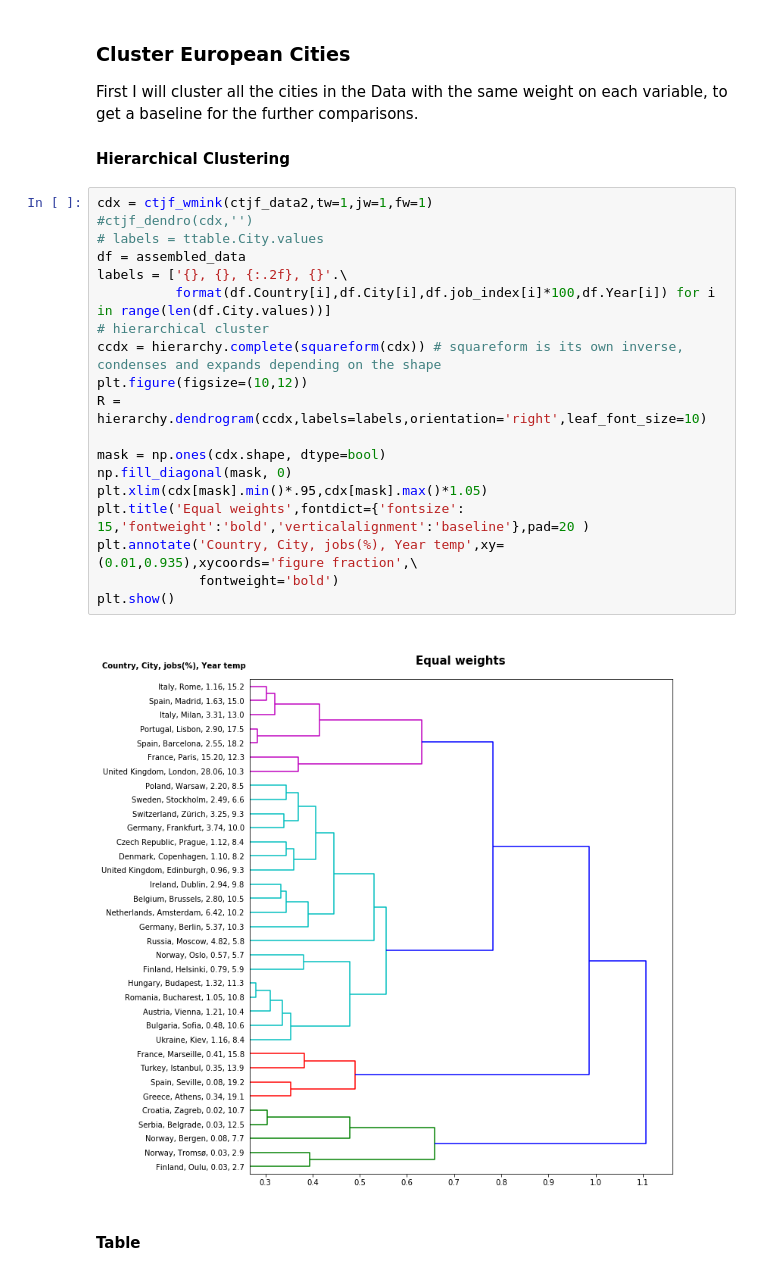
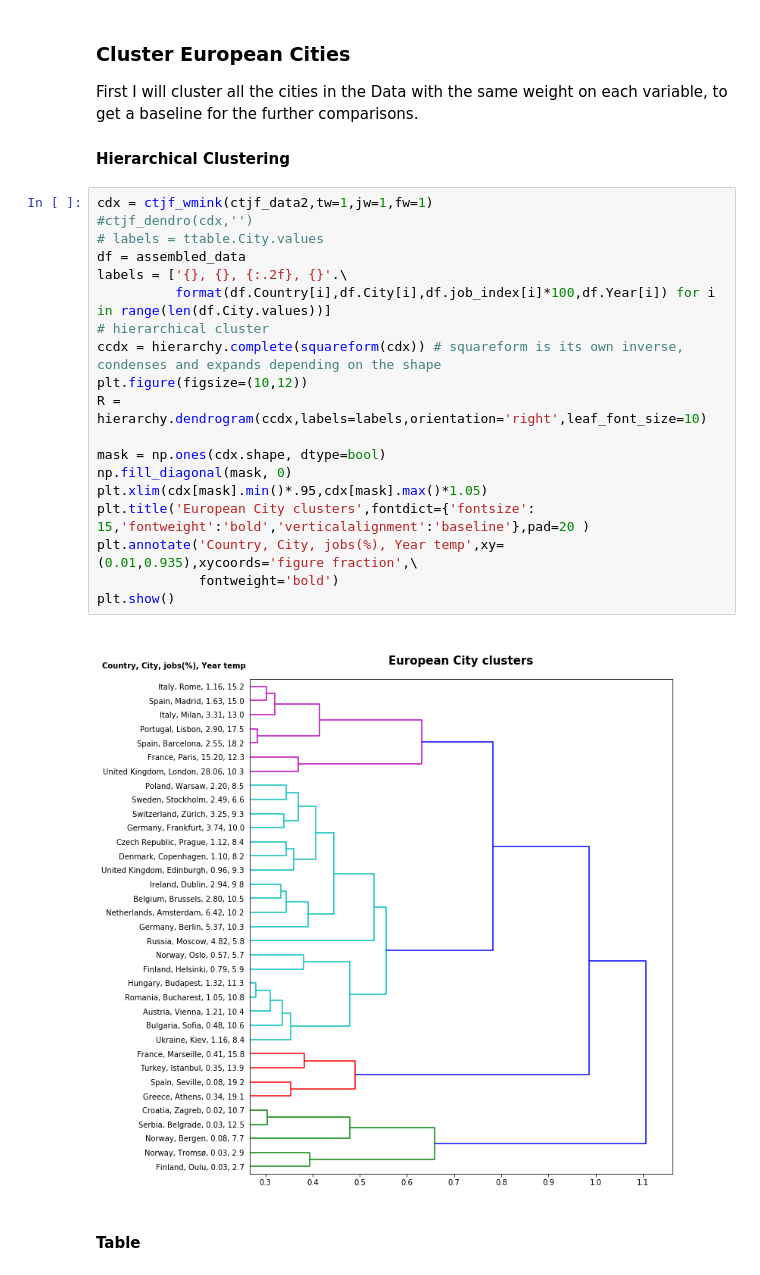
Before and after one commit to rareal/Coursera_Capstone, a Jupyter notebook: Capstone_final_report_code.ipynb, the cells around one changed output. Cells and saved outputs as stored; diff of their text form.

```diff
--- a/Capstone_final_report_code.ipynb
+++ b/Capstone_final_report_code.ipynb
@@ -458,24 +460,24 @@ First I will cluster all the cities in the Data with the same weight on each var
 # %%
 cdx = ctjf_wmink(ctjf_data2,tw=1,jw=1,fw=1)
 #ctjf_dendro(cdx,'')
 # labels = ttable.City.values
 df = assembled_data
 labels = ['{}, {}, {:.2f}, {}'.\
           format(df.Country[i],df.City[i],df.job_index[i]*100,df.Year[i]) for i in range(len(df.City.values))]
 # hierarchical cluster
 ccdx = hierarchy.complete(squareform(cdx)) # squareform is its own inverse, condenses and expands depending on the shape
 plt.figure(figsize=(10,12))
 R = hierarchy.dendrogram(ccdx,labels=labels,orientation='right',leaf_font_size=10)
 
 mask = np.ones(cdx.shape, dtype=bool)
 np.fill_diagonal(mask, 0)
 plt.xlim(cdx[mask].min()*.95,cdx[mask].max()*1.05)
-plt.title('Equal weights',fontdict={'fontsize': 15,'fontweight':'bold','verticalalignment':'baseline'},pad=20 )
+plt.title('European City clusters',fontdict={'fontsize': 15,'fontweight':'bold','verticalalignment':'baseline'},pad=20 )
 plt.annotate('Country, City, jobs(%), Year temp',xy=(0.01,0.935),xycoords='figure fraction',\
              fontweight='bold')
 plt.show()
 # %% [output]
-[figure, old version]
+[figure, new version]
 # %% [markdown]
 #### Table
 # %%
```
Also changed, not shown: parts of 48 cells of this notebook, 1 other file.
